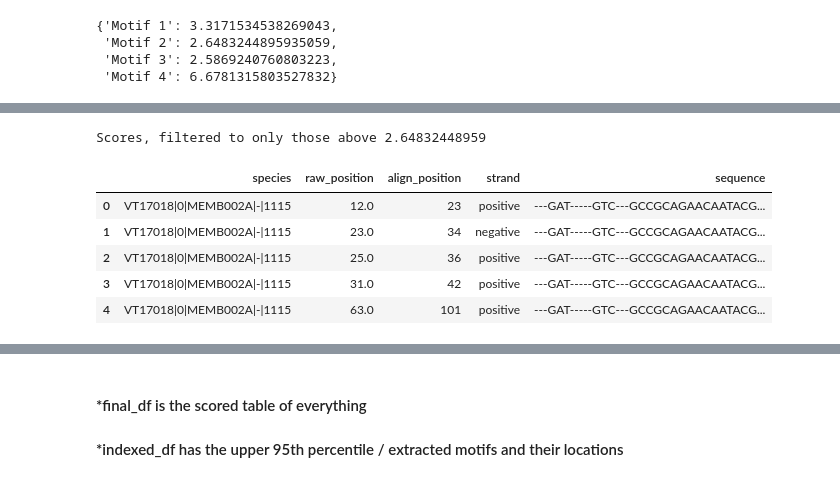
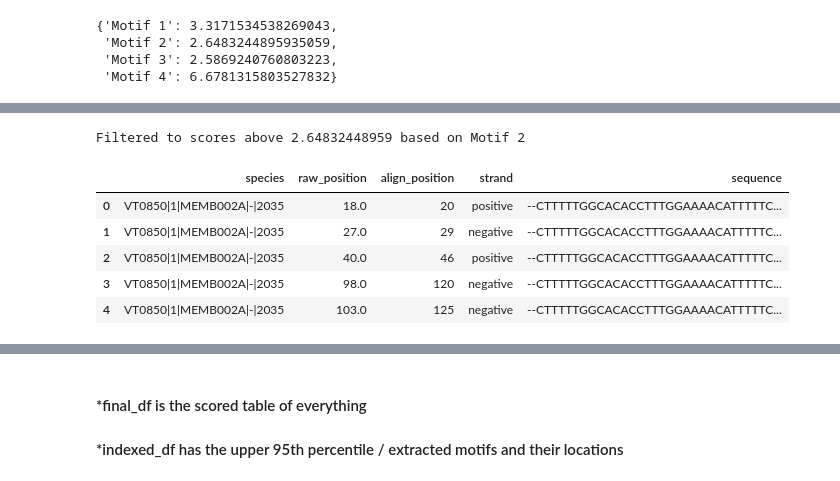
Before and after one commit to DiscoveryDNA/TFBS_presence, a Jupyter notebook: code/Motif_Scoring_and_Extraction.ipynb, the cells around one changed output, grey strips where cells are left out. Cells and saved outputs as stored; diff of their text form; code cells hidden in the pictures.

```diff
--- a/code/Motif_Scoring_and_Extraction.ipynb
+++ b/code/Motif_Scoring_and_Extraction.ipynb
@@ -50,7 +50,7 @@ Both sequences and motifs are saved as lists. [files has 3540 fasta files & all_
 # %%
 #Reads through and saves the names of all same files(.fa and .fm respectively) found in the same directory.
 
-files = glob('../data/alignments/*align_outlier_rm_with_length_VT17018.fa')
+files = glob('../data/alignments/*0.fa')
 all_motifs = glob('../data/pwm/*.fm')
 # %%
 
@@ -450,0 +393,3 @@ Scores, filtered to only those above 2.64832448959
+# %%
+TBFS_df = calculate_dfs_TFBS(files, all_motifs)
+TBFS_df.head()
@@ -450,0 +403,6 @@ Scores, filtered to only those above 2.64832448959
+# %%
+# Only show the rows with scores above the 95% threshold.
+# Also removes a few unnecessary columns
+filtered = filter_95_percentile(TBFS_df, "Motif 2")
+filtered = filtered.drop(['seq_len', 'position'], axis=1)
+filtered.head()
@@ -472,16 +438,16 @@ def map_raw_seq(TFBS_df, seq_file):
 
     return upper_fifth
 # %%
-matched = map_raw_seq(temp_MEMB002A, first_file)
+matched = map_raw_seq(filtered, first_file)
 matched.head()
 # %% [output]
-Scores, filtered to only those above 2.64832448959
+Filtered to scores above 2.64832448959 based on Motif 2
 |  | species | raw_position | align_position | strand | sequence |
-| 0 | VT17018|0|MEMB002A|-|1115 | 12.0 | 23 | positive | ---GAT-----GTC---GCCGCAGAACAATACG... |
-| 1 | VT17018|0|MEMB002A|-|1115 | 23.0 | 34 | negative | ---GAT-----GTC---GCCGCAGAACAATACG... |
-| 2 | VT17018|0|MEMB002A|-|1115 | 25.0 | 36 | positive | ---GAT-----GTC---GCCGCAGAACAATACG... |
-| 3 | VT17018|0|MEMB002A|-|1115 | 31.0 | 42 | positive | ---GAT-----GTC---GCCGCAGAACAATACG... |
-| 4 | VT17018|0|MEMB002A|-|1115 | 63.0 | 101 | positive | ---GAT-----GTC---GCCGCAGAACAATACG... |
+| 0 | VT0850|1|MEMB002A|-|2035 | 18.0 | 20 | positive | --CTTTTTGGCACACCTTTGGAAAACATTTTTC... |
+| 1 | VT0850|1|MEMB002A|-|2035 | 27.0 | 29 | negative | --CTTTTTGGCACACCTTTGGAAAACATTTTTC... |
+| 2 | VT0850|1|MEMB002A|-|2035 | 40.0 | 46 | positive | --CTTTTTGGCACACCTTTGGAAAACATTTTTC... |
+| 3 | VT0850|1|MEMB002A|-|2035 | 98.0 | 120 | negative | --CTTTTTGGCACACCTTTGGAAAACATTTTTC... |
+| 4 | VT0850|1|MEMB002A|-|2035 | 103.0 | 125 | negative | --CTTTTTGGCACACCTTTGGAAAACATTTTTC... |
 # %%
 pos = matched[matched["strand"] == "positive"]
 # %%
```
Also changed, not shown: parts of 36 cells of this notebook.
